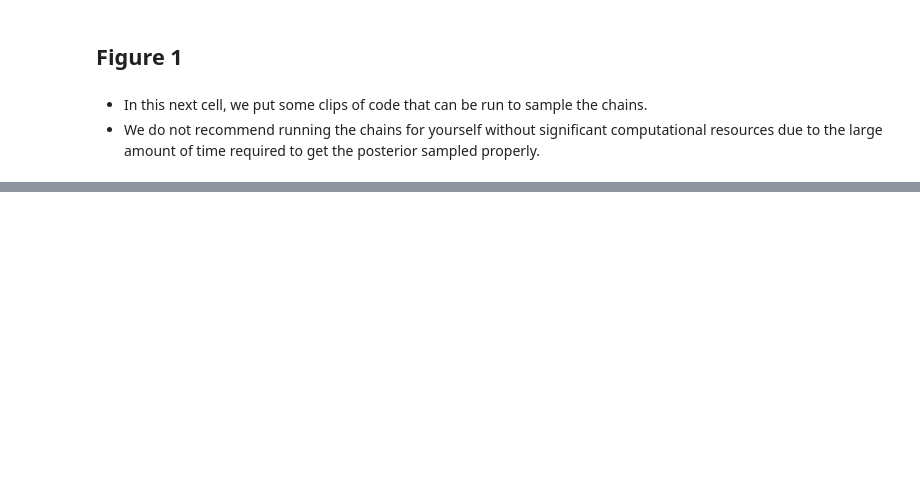
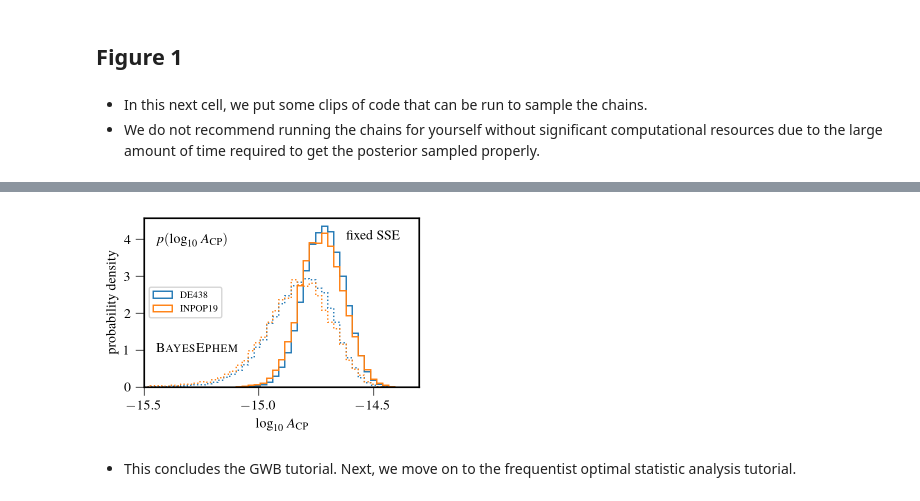
Before and after one commit to nanograv/12p5yr_stochastic_analysis, a Jupyter notebook: notebooks/pta_gwb_analysis.ipynb, the cells around one changed output, grey strips where cells are left out. Saved outputs shown, nothing was run; the diff lists cells and outputs as text; code cells hidden in the pictures; blank space fills up the shorter version.

```diff
--- a/notebooks/pta_gwb_analysis.ipynb
+++ b/notebooks/pta_gwb_analysis.ipynb
@@ -905,32 +999,35 @@ gw_chains.append(chain_INPOP19[100000::10])
 # %%
 # Make Figure
 figsize(0.5)
 
 agwrange = [-15.5,-14.3]
 agwbins = 45
 
 # Plot Posteriors
 for i,eph in enumerate(['DE438','INPOP19']):
     plt.hist(gw_chains[2*i], histtype='step', density=True, bins=agwbins, range=agwrange,
             color="C%d"%(i), ls=':')
 
     plt.hist(gw_chains[(2*i)+1], histtype='step', density=True, bins=agwbins, range=agwrange,
             color="C%d"%(i), label=eph)
 
 # Set Plot Axes
 plt.axis(xmin=agwrange[0],xmax=agwrange[1])
 plt.xticks([-15.5,-15,-14.5])
 plt.xlabel('$\log_{10}\, A_\mathrm{CP}$')
 plt.ylabel('probability density')
 
 # Add text
 plt.text(-15.45,3.9,'$p(\log_{10}\, A_\mathrm{CP})$')
 plt.text(-14.5,4,'fixed SSE',ha='center')
 plt.text(-15.27,0.95,r'$\textsc{BayesEphem}$',ha='center')
 
 # Add legend
 plt.legend(loc=6)
 
-plt.savefig('Figure2.png',bbox_inches='tight')
+# plt.savefig('Figure2.png',bbox_inches='tight')
 plt.show()
-plt.clf()
+# %% [output]
+[figure, added]
+# %% [markdown]
+* This concludes the GWB tutorial. Next, we move on to the frequentist optimal statistic analysis tutorial.
```
Also changed, not shown: parts of 42 cells of this notebook, 2 other files.
